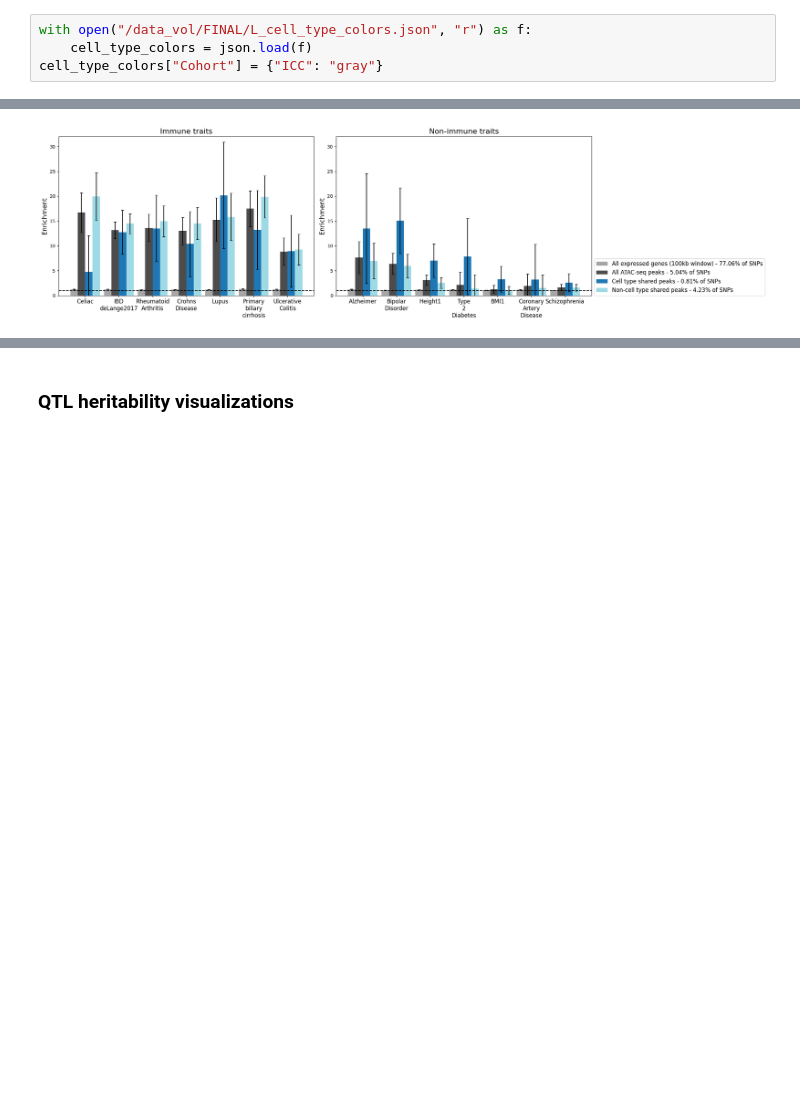
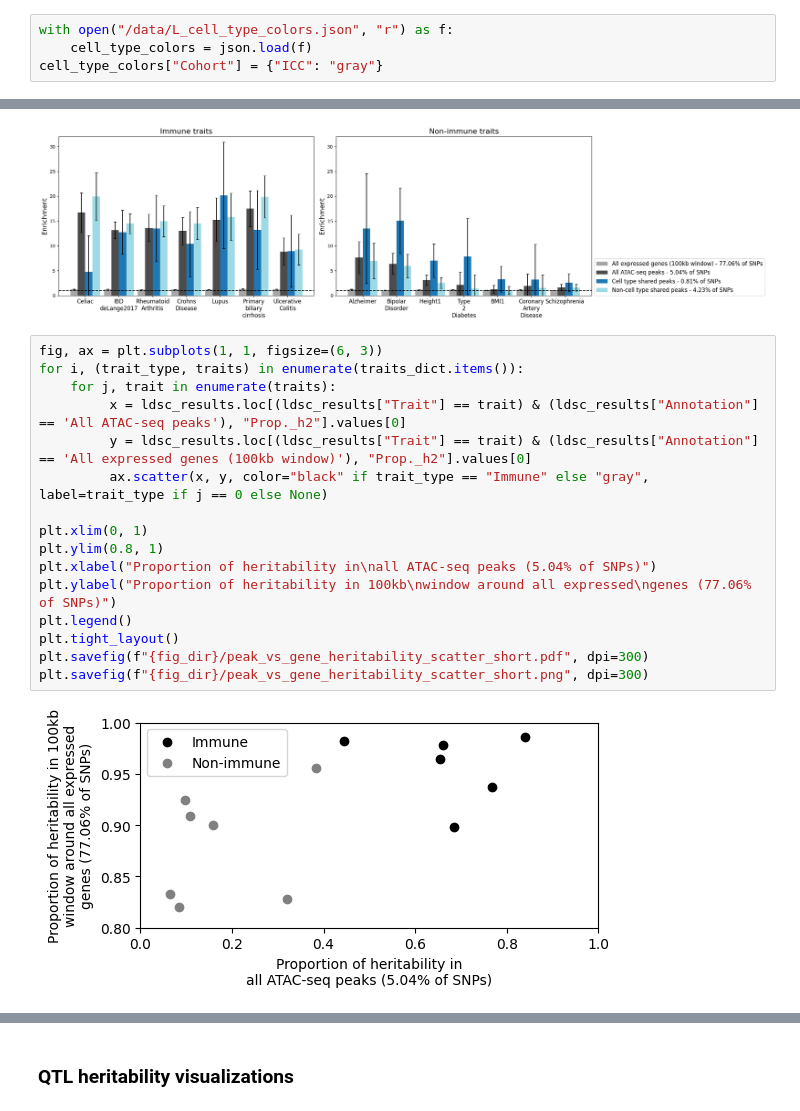
Before and after one commit to yelabucsf/icc_paper, a Jupyter notebook: analysis/LDSC/plot_results.ipynb, the cells around one changed output, grey strips where cells are left out. Saved outputs shown, nothing was run; the diff lists cells and outputs as text; blank space fills up the shorter version.

```diff
--- a/analysis/LDSC/plot_results.ipynb
+++ b/analysis/LDSC/plot_results.ipynb
@@ -9,7 +9,7 @@ import matplotlib.patches as mpatches
 from matplotlib.lines import Line2D
 import seaborn as sns
 # %%
-with open("/data_vol/FINAL/L_cell_type_colors.json", "r") as f:
+with open("/data/L_cell_type_colors.json", "r") as f:
     cell_type_colors = json.load(f)
 cell_type_colors["Cohort"] = {"ICC": "gray"}
 # %%
@@ -172,3 +172,21 @@ plt.savefig(f"{fig_dir}/cell_type_shared_peak_heritability_enrichment_bar_short.
 plt.savefig(f"{fig_dir}/cell_type_shared_peak_heritability_enrichment_bar_short.png", dpi=300)
 # %% [output]
 [figure]
+# %%
+fig, ax = plt.subplots(1, 1, figsize=(6, 3))
+for i, (trait_type, traits) in enumerate(traits_dict.items()):
+    for j, trait in enumerate(traits):
+         x = ldsc_results.loc[(ldsc_results["Trait"] == trait) & (ldsc_results["Annotation"] == 'All ATAC-seq peaks'), "Prop._h2"].values[0]
+         y = ldsc_results.loc[(ldsc_results["Trait"] == trait) & (ldsc_results["Annotation"] == 'All expressed genes (100kb window)'), "Prop._h2"].values[0]
+         ax.scatter(x, y, color="black" if trait_type == "Immune" else "gray", label=trait_type if j == 0 else None)
+
+plt.xlim(0, 1)
+plt.ylim(0.8, 1)
+plt.xlabel("Proportion of heritability in\nall ATAC-seq peaks (5.04% of SNPs)")
+plt.ylabel("Proportion of heritability in 100kb\nwindow around all expressed\ngenes (77.06% of SNPs)")
+plt.legend()
+plt.tight_layout()
+plt.savefig(f"{fig_dir}/peak_vs_gene_heritability_scatter_short.pdf", dpi=300)
+plt.savefig(f"{fig_dir}/peak_vs_gene_heritability_scatter_short.png", dpi=300)
+# %% [output]
+[figure, added]
```
Also changed, not shown: parts of 4 cells of this notebook.
